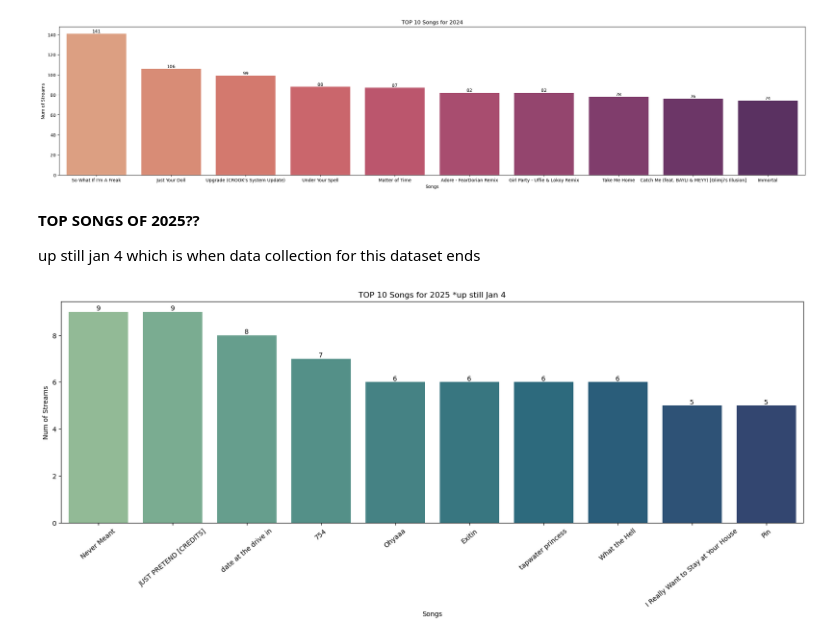
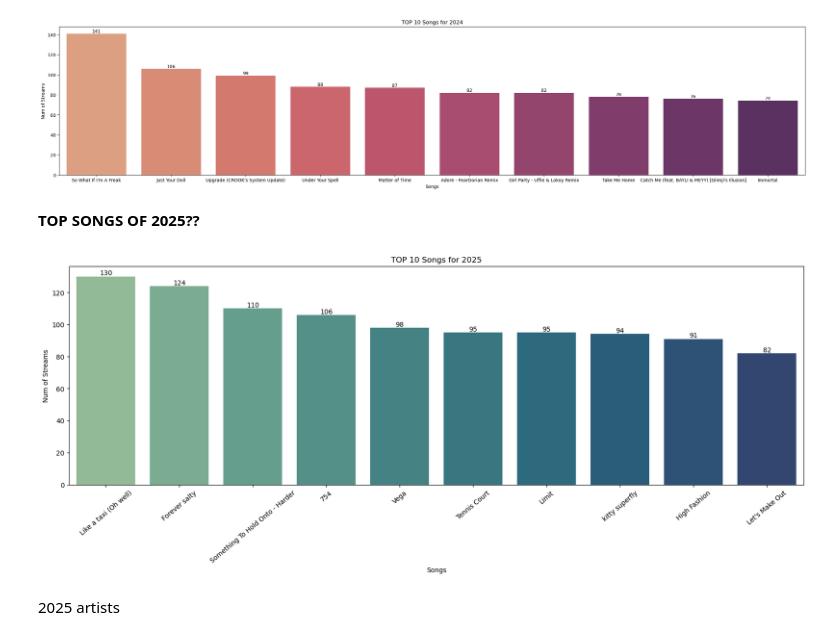
Before and after one commit to navi1121/music-insights-llm, a Jupyter notebook: src/graphs.ipynb, the cells around one changed output. Saved outputs shown, nothing was run; the diff lists cells and outputs as text; code cells hidden in the pictures.

Commit message:
dataset update
2025 + 2026 info added

```diff
--- a/src/graphs.ipynb
+++ b/src/graphs.ipynb
@@ -34,7 +34,7 @@ if not files:
 df = pd.concat([pd.read_json(file) for file in files], ignore_index=True)
 
 # Drop columns that aren't useful for analysis
-drop_cols = [c for c in ["ip_addr", "offline_timestamp"] if c in df.columns] #dropping columns that aren't useful/privacy concerns
+drop_cols = [c for c in ["ip_addr_decrypted", "ip_addr", "offline_timestamp"] if c in df.columns] #dropping columns that aren't useful/privacy concerns
 df = df.drop(columns=drop_cols)
 # %%
 print(df.shape)
@@ -297,24 +297,24 @@ for index, value in enumerate(top10_songs_2024.values):
 plt.show()
 # %% [output]
 [figure]
-# %% [markdown]
-**TOP SONGS OF 2025??**
-
-up still jan 4 which is when data collection for this dataset ends
+# %% [markdown]
+**TOP SONGS OF 2025??**
 # %%
 top_songs_2025 = df[df['year']==2025].groupby('master_metadata_track_name')['master_metadata_track_name'].count().sort_values(ascending=False)
 t10_25 = top_songs_2025.head(10)
 # %%
 plt.figure(figsize=(20,6))
 sns.barplot(x=t10_25.index, y=t10_25.values, palette="crest", hue=t10_25.index)
 plt.xlabel("Songs")
 plt.ylabel("Num of Streams")
-plt.title("TOP 10 Songs for 2025 *up still Jan 4")
+plt.title("TOP 10 Songs for 2025")
 plt.xticks(rotation=40)
 
 for index, value in enumerate(t10_25.values):
     plt.text(index, value, str(value), ha='center', va='bottom')
 
 plt.show()
 # %% [output]
-[figure, old version]
+[figure, new version]
+# %% [markdown]
+2025 artists
```
Also changed, not shown: parts of 21 cells of this notebook.
